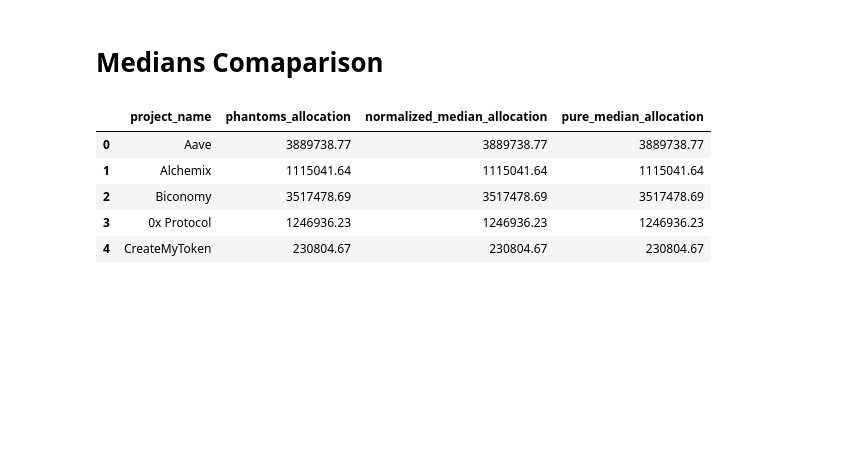
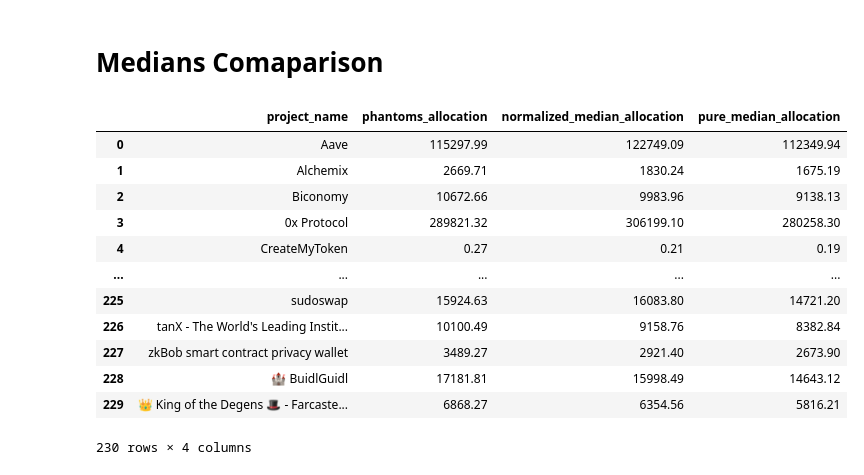
Before and after one commit to GovXS/Evaluating-Voting-Design-Tradeoffs-for-Retro-Funding, a Jupyter notebook: Round4-VotingRules-Comparison/rpgf4_voting_calculator.ipynb, the cells around one changed output. Cells and saved outputs as stored; diff of their text form; code cells hidden in the pictures; blank space fills up the shorter version.

Commit message:
medians comparison

```diff
--- a/Round4-VotingRules-Comparison/rpgf4_voting_calculator.ipynb
+++ b/Round4-VotingRules-Comparison/rpgf4_voting_calculator.ipynb
@@ -284,7 +284,7 @@ for project in unique_projects:
 allocation_matrix = np.array(allocation_matrix)
 
 # Display the matrix for the first few projects and badgeholders
-voting_matrix=allocation_matrix*10e6
+voting_matrix=allocation_matrix#*10e6
 voting_matrix.shape
 
 # Transpose the voting_matrix to invert rows and columns
@@ -828,8 +830,6 @@ phantoms_allocation_df = pd.DataFrame({
     'phantoms_allocation': phantoms_allocation
 })
 
-# Display the DataFrame
-phantoms_allocation_df.head(300)
 
 pure_median_allocation=pure_median(voting_matrix)
 project_names = unique_projects[:len(phantoms_allocation)]  # Limiting to match length of allocations
@@ -837,44 +837,47 @@ project_names = unique_projects[:len(phantoms_allocation)]  # Limiting to match
 # Create a DataFrame with project names and phantom allocations
 pure_median_allocation_df = pd.DataFrame({
     'project_name': project_names,
-    'pure_median_allocation': phantoms_allocation
+    'pure_median_allocation': pure_median_allocation*10e6
 })
 
-# Display the DataFrame
-pure_median_allocation_df.head(300)
+
 
 normalized_median_allocation=normalized_median(voting_matrix,10e6)
 # Create a DataFrame with project names and phantom allocations
 normalized_median_allocation_df = pd.DataFrame({
     'project_name': project_names,
-    'normalized_median_allocation': phantoms_allocation
+    'normalized_median_allocation': normalized_median_allocation
 })
-
-# Display the DataFrame
-normalized_median_allocation_df.head(300)
 
 
 # Merge the first two DataFrames (phantoms_allocation_df and filtered_median_scores) on 'project_name'
 merged_df = pd.merge(phantoms_allocation_df, normalized_median_allocation_df, on='project_name', how='left')
 
 # Then merge the result with the third DataFrame (median_allocation_df) on 'project_name'
 merged_df = pd.merge(merged_df, pure_median_allocation_df, on='project_name', how='left')
 
 # Fill any NaN values with 0
 merged_df = merged_df.fillna(0)
 
 # Sort the DataFrame in descending order based on the 'final_scores' column (assuming this column exists)
 #merged_df = merged_df.sort_values(by='normalized_median_allocation', ascending=False)
 
 # Save the merged DataFrame to a CSV file
 merged_df.to_csv("/Users/idrees/Code/govxs/data/pure_normlaized_phantoms_allocation_comparison.csv", index=False)
 
 # Display the top 10 rows of the merged DataFrame
 merged_df.head(300)
 # %% [output]
 |  | project_name | phantoms_allocation | normalized_median_allocation | pure_median_allocation |
-| 0 | Aave | 3889738.77 | 3889738.77 | 3889738.77 |
-| 1 | Alchemix | 1115041.64 | 1115041.64 | 1115041.64 |
-| 2 | Biconomy | 3517478.69 | 3517478.69 | 3517478.69 |
-| 3 | 0x Protocol | 1246936.23 | 1246936.23 | 1246936.23 |
-| 4 | CreateMyToken | 230804.67 | 230804.67 | 230804.67 |
+| 0 | Aave | 115297.99 | 122749.09 | 112349.94 |
+| 1 | Alchemix | 2669.71 | 1830.24 | 1675.19 |
+| 2 | Biconomy | 10672.66 | 9983.96 | 9138.13 |
+| 3 | 0x Protocol | 289821.32 | 306199.10 | 280258.30 |
+| 4 | CreateMyToken | 0.27 | 0.21 | 0.19 |
+| ... | ... | ... | ... | ... |
+| 225 | sudoswap | 15924.63 | 16083.80 | 14721.20 |
+| 226 | tanX - The World's Leading Instit... | 10100.49 | 9158.76 | 8382.84 |
+| 227 | zkBob smart contract privacy wallet | 3489.27 | 2921.40 | 2673.90 |
+| 228 | 🏰 BuidlGuidl | 17181.81 | 15998.49 | 14643.12 |
+| 229 | 👑 King of the Degens 🎩 - Farcaste... | 6868.27 | 6354.56 | 5816.21 |
+230 rows × 4 columns
```
Also changed, not shown: parts of 2 cells of this notebook, 2 other files.
